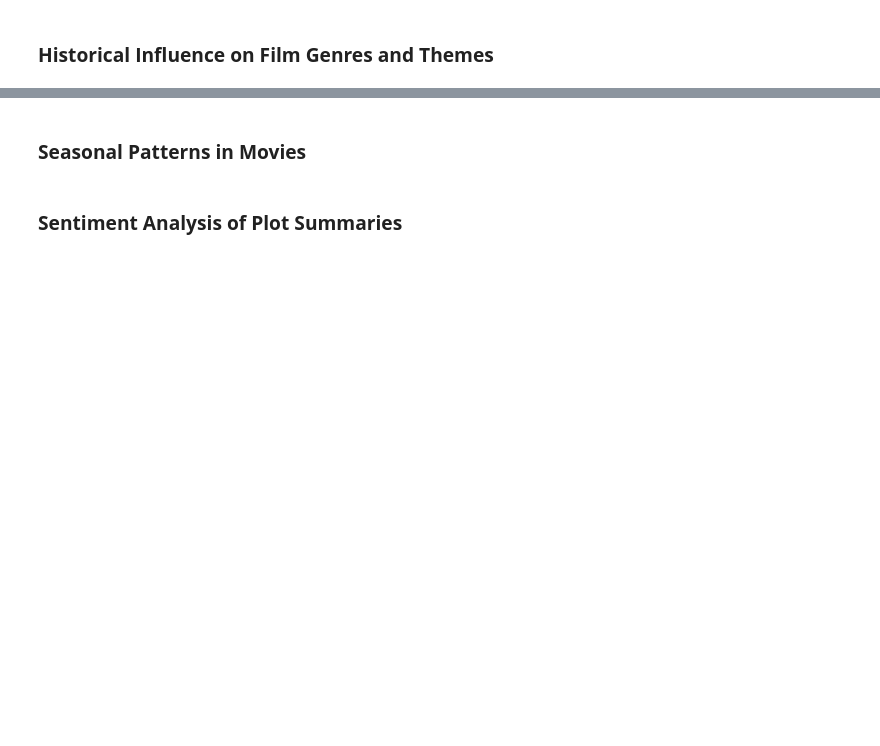
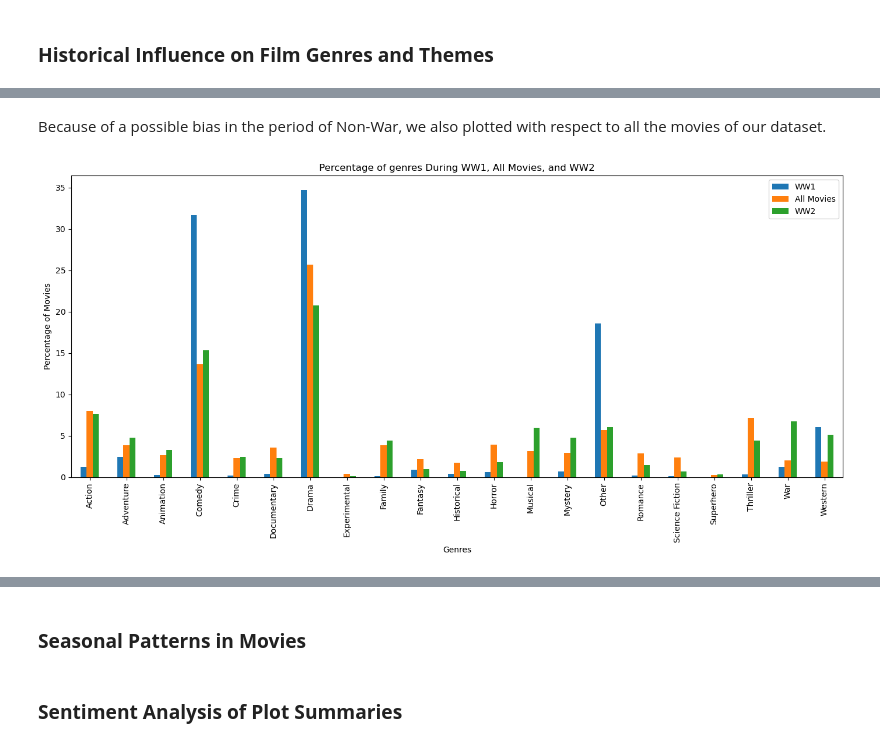
Before and after one commit to epfl-ada/ada-2024-project-semex24, a Jupyter notebook: results.ipynb, the cells around one changed output, grey strips where cells are left out. Drawn from its saved outputs; the diff is of its cells as text; code cells hidden in the pictures; blank space fills up the shorter version.

```diff
--- a/results.ipynb
+++ b/results.ipynb
@@ -170,0 +192,6 @@ plot_popularity(movies_df)
+# %% [markdown]
+Because of a possible bias in the period of Non-War, we also plotted with respect to all the movies of our dataset.
+# %%
+percentage_genres_war_periods_all_movies(movies_df)
+# %% [output]
+[figure, added]
```
Also changed, not shown: parts of 18 cells of this notebook, 1 other file.
